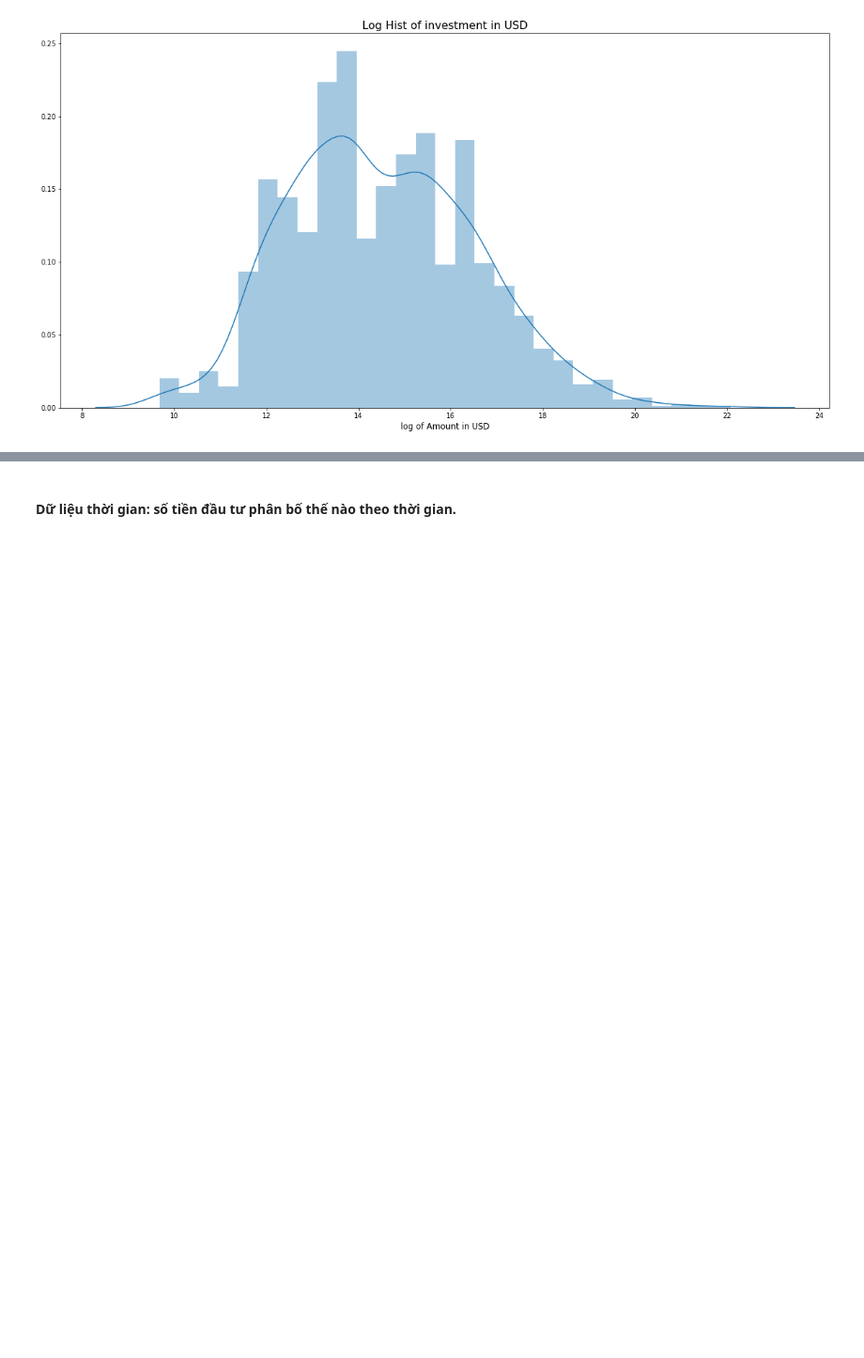
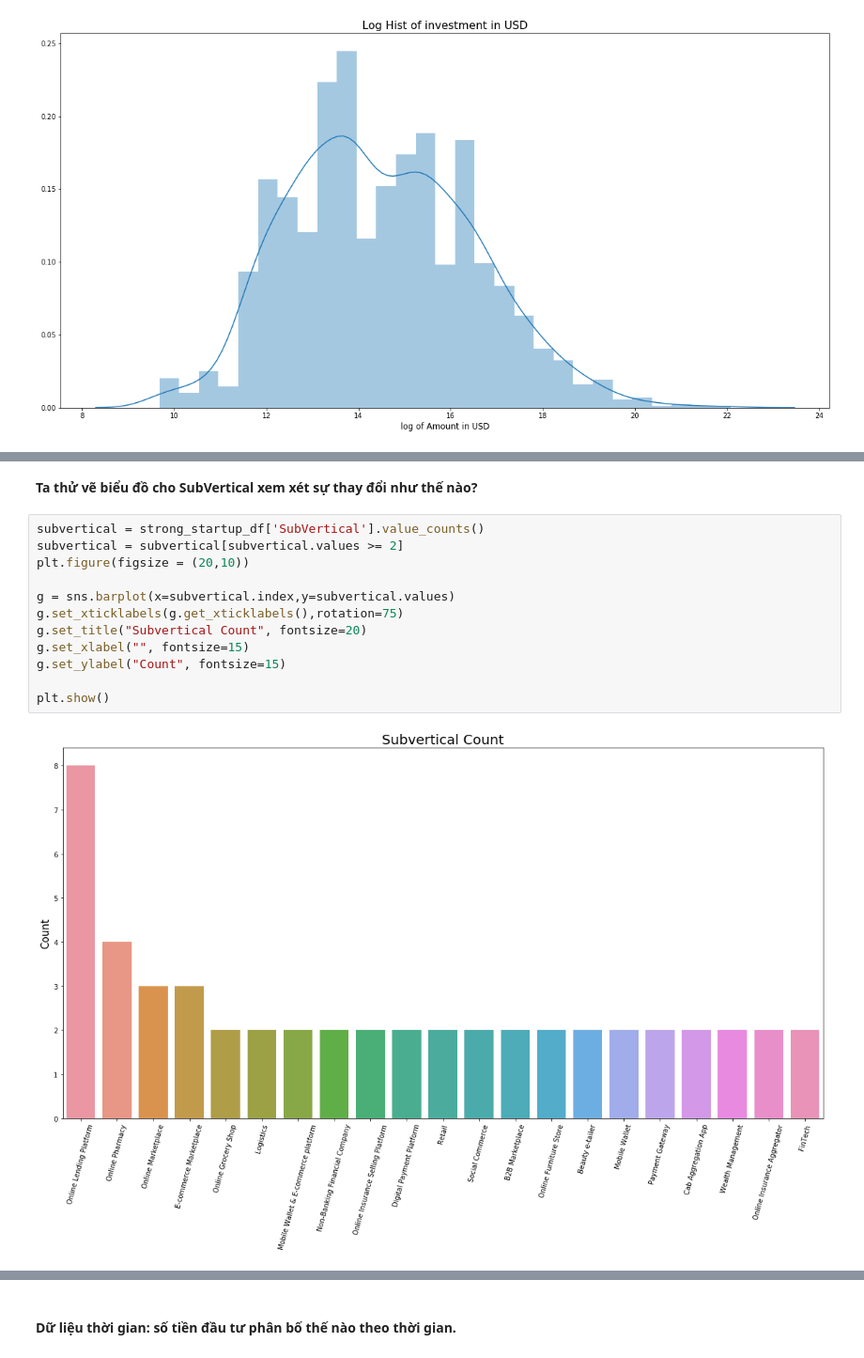
Before and after one commit to ethanol1310/Final_DSProgramming, a Jupyter notebook: 1712689-HuynhNgocQuan.ipynb, the cells around one changed output, grey strips where cells are left out. Shown at 94% size. Saved outputs shown, nothing was run; the diff lists cells and outputs as text; blank space fills up the shorter version.

```diff
--- a/1712689-HuynhNgocQuan.ipynb
+++ b/1712689-HuynhNgocQuan.ipynb
@@ -1130,0 +1177,16 @@ plt.show()
+# %% [markdown]
+**Ta thử vẽ biểu đồ cho SubVertical xem xét sự thay đổi như thế nào?**
+# %%
+subvertical = strong_startup_df['SubVertical'].value_counts()
+subvertical = subvertical[subvertical.values >= 2]
+plt.figure(figsize = (20,10))
+
+g = sns.barplot(x=subvertical.index,y=subvertical.values)
+g.set_xticklabels(g.get_xticklabels(),rotation=75)
+g.set_title("Subvertical Count", fontsize=20)
+g.set_xlabel("", fontsize=15)
+g.set_ylabel("Count", fontsize=15)
+
+plt.show()
+# %% [output]
+[figure, added]
```
Also changed, not shown: parts of 33 cells of this notebook.
